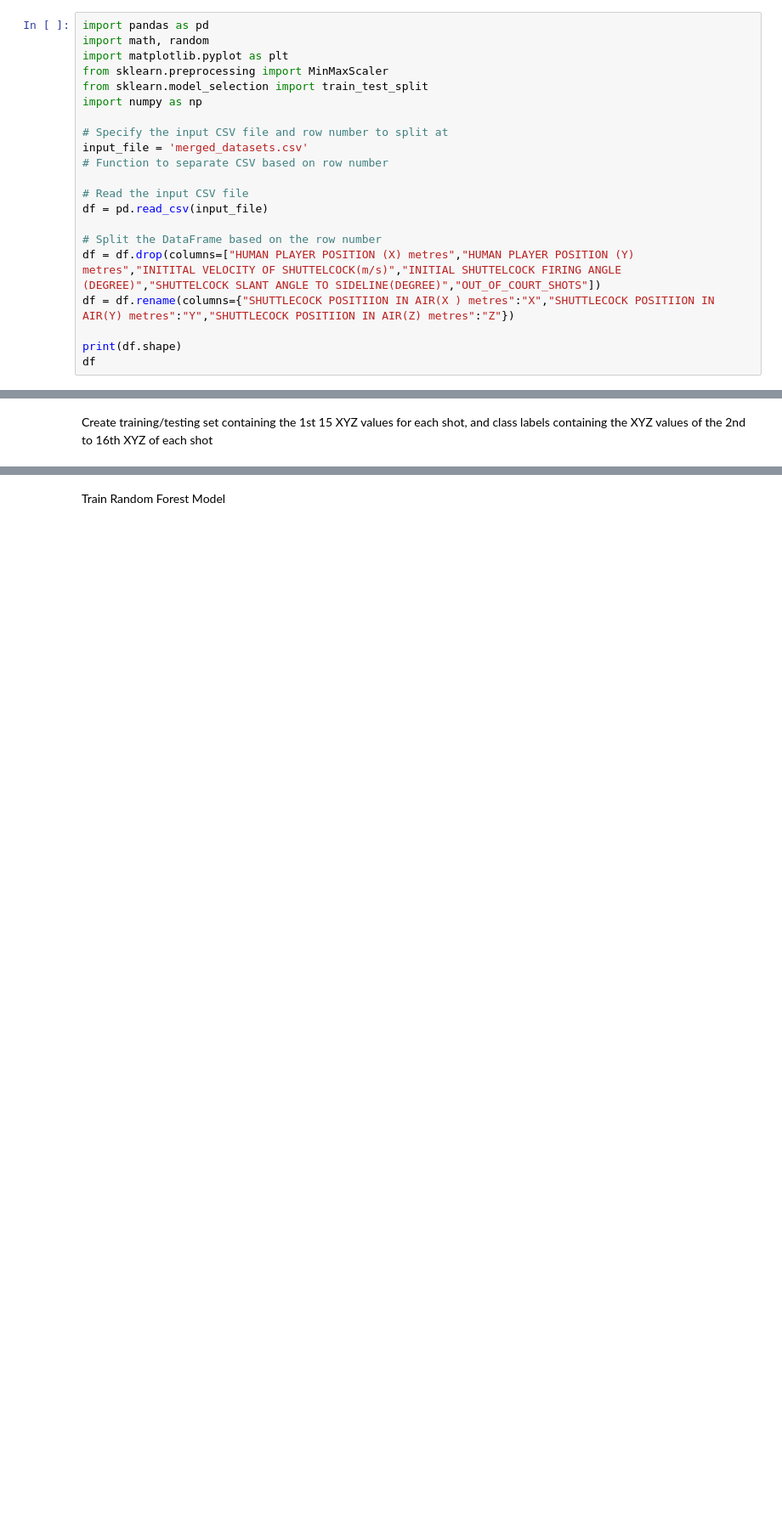
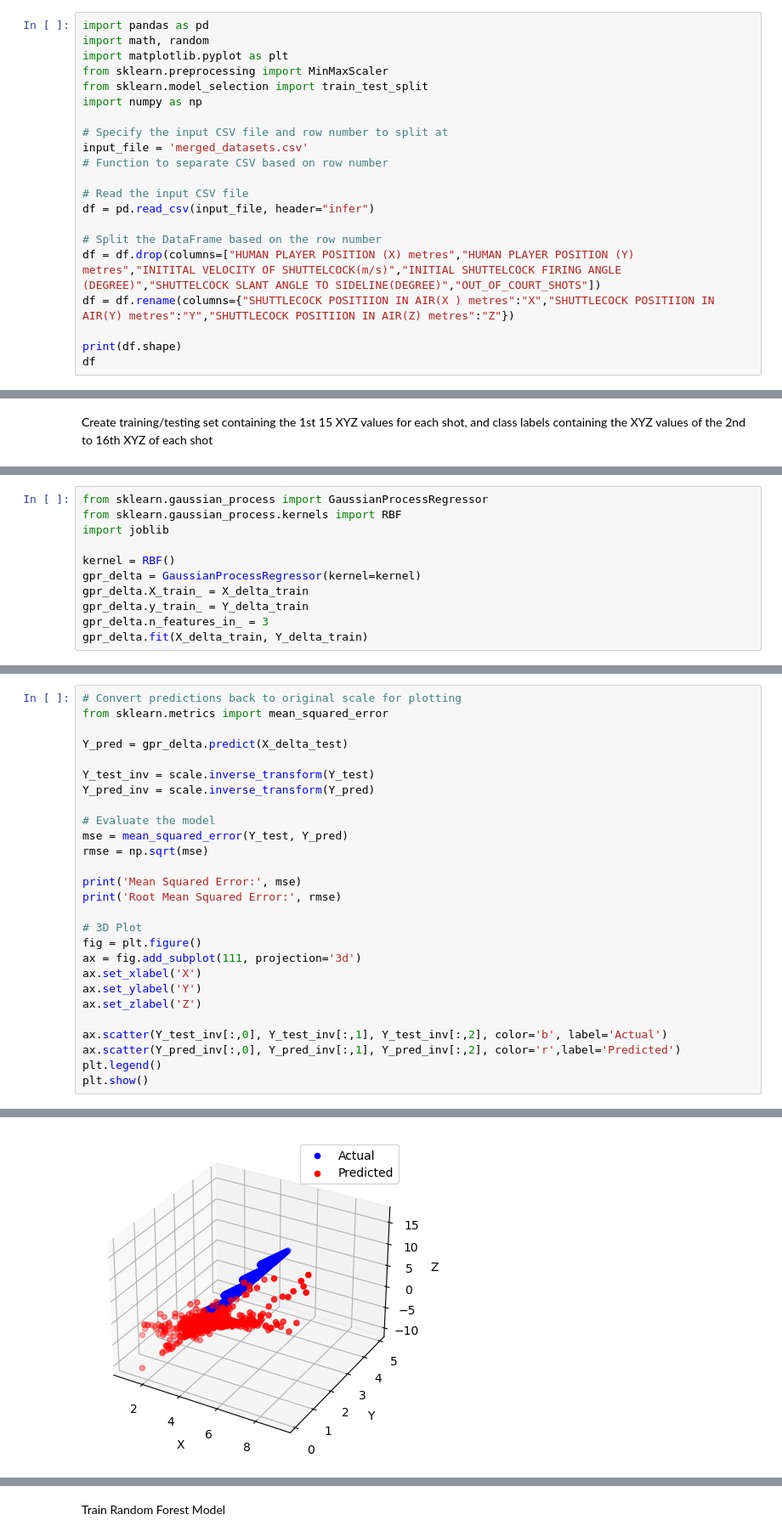
Before and after one commit to xunthongkkkkkk/DataAnalytics3005, a Jupyter notebook: regression/data_mining.ipynb, the cells around one changed output, grey strips where cells are left out. Shown at 85% size. Drawn from its saved outputs; the diff is of its cells as text; blank space fills up the shorter version.

```diff
--- a/regression/data_mining.ipynb
+++ b/regression/data_mining.ipynb
@@ -15,7 +15,7 @@ input_file = 'merged_datasets.csv'
 # Function to separate CSV based on row number
 
 # Read the input CSV file
-df = pd.read_csv(input_file)
+df = pd.read_csv(input_file, header="infer")
 
 # Split the DataFrame based on the row number
 df = df.drop(columns=["HUMAN PLAYER POSITION (X) metres","HUMAN PLAYER POSITION (Y) metres","INITITAL VELOCITY OF SHUTTELCOCK(m/s)","INITIAL SHUTTELCOCK FIRING ANGLE (DEGREE)","SHUTTELCOCK SLANT ANGLE TO SIDELINE(DEGREE)","OUT_OF_COURT_SHOTS"])
@@ -154,0 +213,11 @@ ValueError: Found array with dim 3. Estimator expected <= 2.
+# %%
+from sklearn.gaussian_process import GaussianProcessRegressor
+from sklearn.gaussian_process.kernels import RBF
+import joblib
+
+kernel = RBF()
+gpr_delta = GaussianProcessRegressor(kernel=kernel)
+gpr_delta.X_train_ = X_delta_train
+gpr_delta.y_train_ = Y_delta_train
+gpr_delta.n_features_in_ = 3
+gpr_delta.fit(X_delta_train, Y_delta_train)
@@ -154,0 +233,28 @@ ValueError: Found array with dim 3. Estimator expected <= 2.
+# %%
+# Convert predictions back to original scale for plotting
+from sklearn.metrics import mean_squared_error
+
+Y_pred = gpr_delta.predict(X_delta_test)
+
+Y_test_inv = scale.inverse_transform(Y_test)
+Y_pred_inv = scale.inverse_transform(Y_pred)
+
+# Evaluate the model
+mse = mean_squared_error(Y_test, Y_pred)
+rmse = np.sqrt(mse)
+
+print('Mean Squared Error:', mse)
+print('Root Mean Squared Error:', rmse)
+
+# 3D Plot
+fig = plt.figure()
+ax = fig.add_subplot(111, projection='3d')
+ax.set_xlabel('X')
+ax.set_ylabel('Y')
+ax.set_zlabel('Z')
+
+ax.scatter(Y_test_inv[:,0], Y_test_inv[:,1], Y_test_inv[:,2], color='b', label='Actual')
+ax.scatter(Y_pred_inv[:,0], Y_pred_inv[:,1], Y_pred_inv[:,2], color='r',label='Predicted')
+plt.legend()
+plt.show()
+# %% [output]
@@ -154,0 +263 @@ ValueError: Found array with dim 3. Estimator expected <= 2.
+[figure, added]
```
Also changed, not shown: parts of 18 cells of this notebook, 3 other files.
